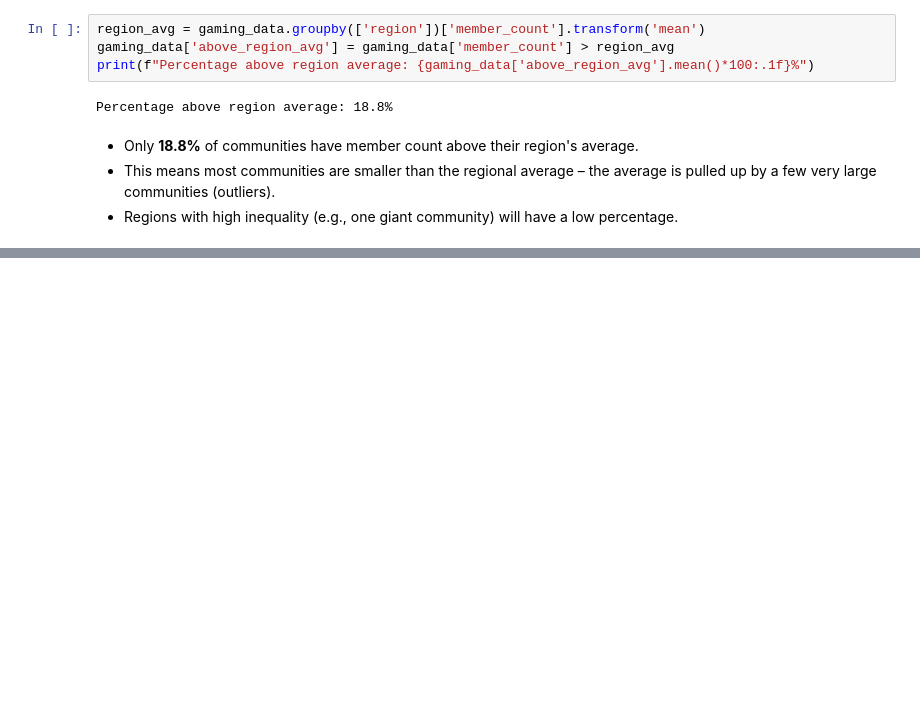
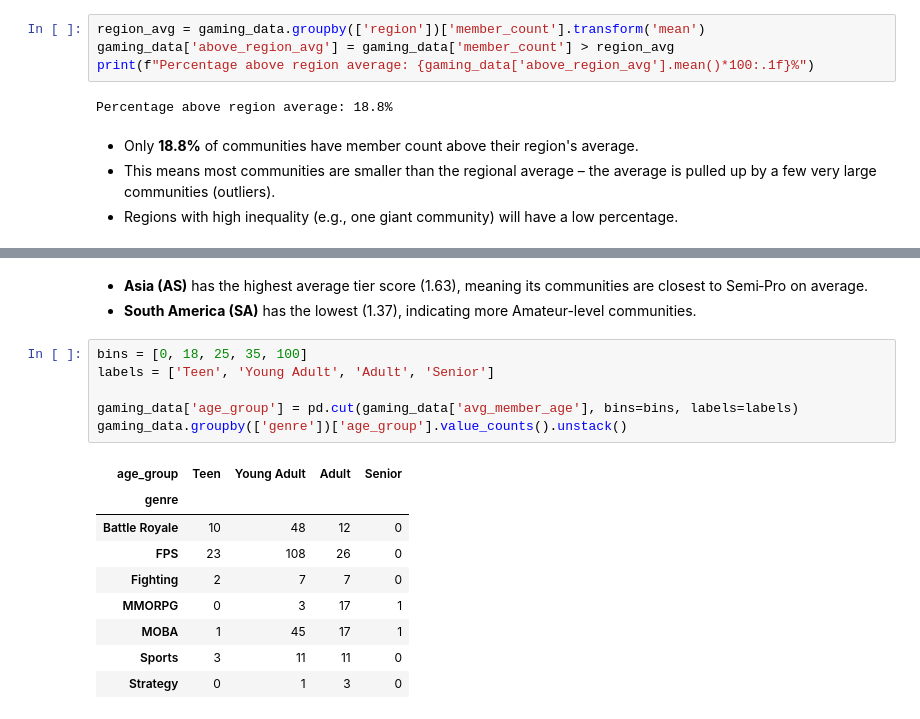
Before and after one commit to faizantoheed456/arena-gaming-eda, a Jupyter notebook: ARENA_session_3_groupby_feature_eng.ipynb, the cells around one changed output, grey strips where cells are left out. Saved outputs shown, nothing was run; the diff lists cells and outputs as text; blank space fills up the shorter version.

```diff
--- a/ARENA_session_3_groupby_feature_eng.ipynb
+++ b/ARENA_session_3_groupby_feature_eng.ipynb
@@ -366,0 +406,19 @@ Percentage above region average: 18.8%
+# %% [markdown]
+- **Asia (AS)** has the highest average tier score (1.63), meaning its communities are closest to Semi‑Pro on average.
+- **South America (SA)** has the lowest (1.37), indicating more Amateur-level communities.
+# %%
+bins = [0, 18, 25, 35, 100]
+labels = ['Teen', 'Young Adult', 'Adult', 'Senior']
+
+gaming_data['age_group'] = pd.cut(gaming_data['avg_member_age'], bins=bins, labels=labels)
+gaming_data.groupby(['genre'])['age_group'].value_counts().unstack()
+# %% [output]
+| age_group | Teen | Young Adult | Adult | Senior |
+| genre |  |  |  |  |
+| Battle Royale | 10 | 48 | 12 | 0 |
+| FPS | 23 | 108 | 26 | 0 |
+| Fighting | 2 | 7 | 7 | 0 |
+| MMORPG | 0 | 3 | 17 | 1 |
+| MOBA | 1 | 45 | 17 | 1 |
+| Sports | 3 | 11 | 11 | 0 |
+| Strategy | 0 | 1 | 3 | 0 |
```
Also changed, not shown: parts of 18 cells of this notebook, 1 other file.
